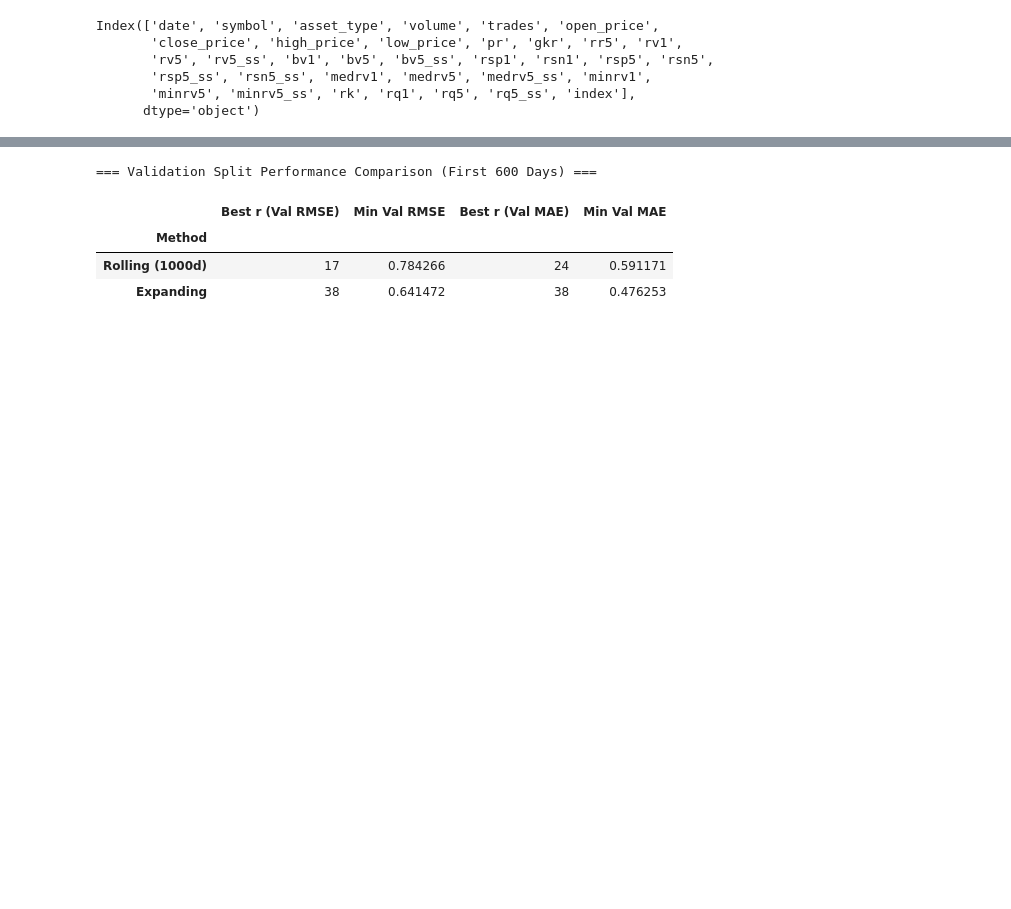
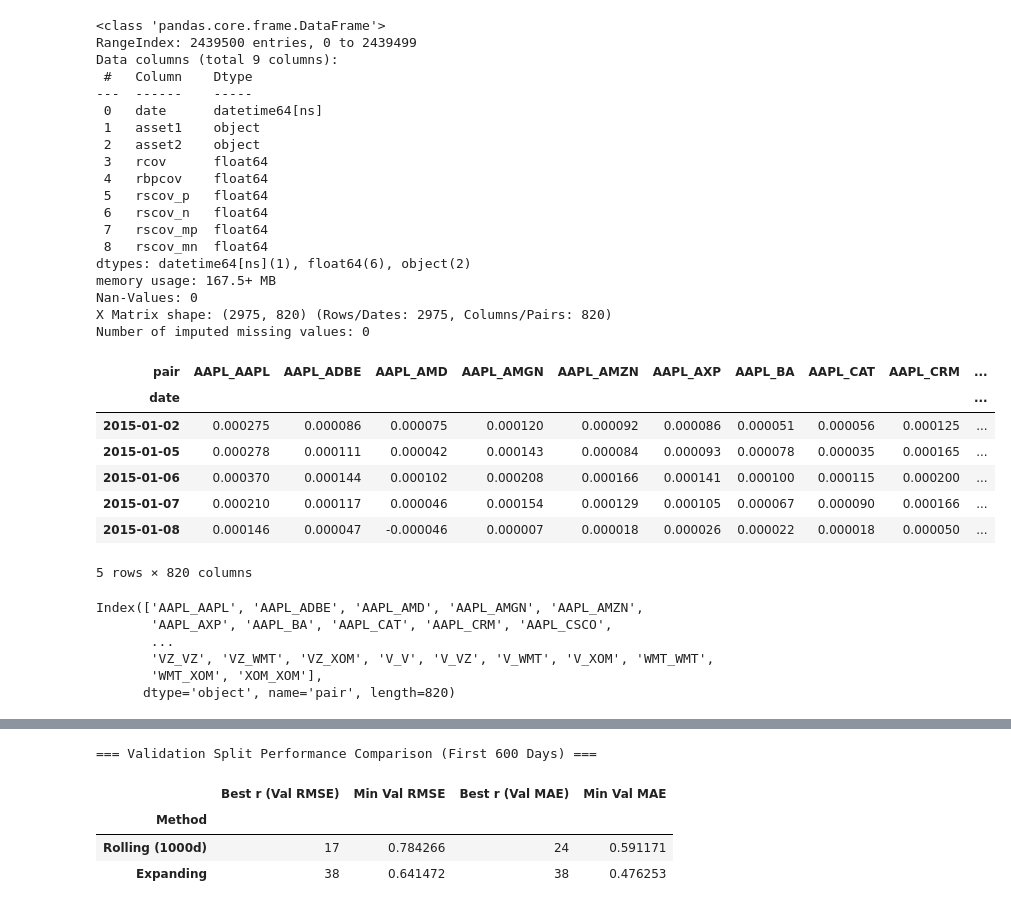
Before and after one commit to Deangr-econ/Stock_volatility, a Jupyter notebook: Stock_Vol.ipynb, the cells around one changed output, grey strips where cells are left out. Cells and saved outputs as stored; diff of their text form; code cells hidden in the pictures; blank space fills up the shorter version.

```diff
--- a/Stock_Vol.ipynb
+++ b/Stock_Vol.ipynb
@@ -9,9 +3,67 @@ data_stocks = pd.read_csv("/content/drive/MyDrive/Colab Notebooks/realized_varia
+# %%
+import pandas as pd
+import numpy as np
+
+cov = pd.read_csv("/content/drive/Othercomputers/My Laptop/Documents/Maastricht University/Master/Thesis/Volare Data/realized_covariance_stocks_20261030/realized_covariance_stocks_20261030.csv")
+cov['date'] = pd.to_datetime(cov['date'])
+cov.info()
+print(f"Nan-Values:",cov.isna().sum().sum())
+
+# Filter out duplicate pairs since Cov(A, B) = Cov(B, A)
+# We'll keep only pairs where asset1 <= asset2 to avoid redundant columns
+cov_filtered = cov[cov['asset1'] <= cov['asset2']].copy()
+
+# Create a unique feature column name for each covariance combination
+cov_filtered['pair'] = cov_filtered['asset1'] + "_" + cov_filtered['asset2']
+
+# Pivot the dataset: rows = date, columns = pair, values = rcov
+X_df = cov_filtered.pivot(index='date', columns='pair', values='rcov')
+
+# Check for any remaining missing values (if any asset pair was missing on a specific date)
+missing_count = X_df.isna().sum().sum()
+if missing_count > 0:
+    # Forward fill then backward fill to handle any isolated missing values safely
+    X_df = X_df.ffill().bfill()
+
+print(f"X Matrix shape: {X_df.shape} (Rows/Dates: {X_df.shape[0]}, Columns/Pairs: {X_df.shape[1]})")
+print(f"Number of imputed missing values: {missing_count}")
+
+# Display the first few rows of the transformed design matrix
+X_df.head()
+# %% [output]
+<class 'pandas.core.frame.DataFrame'>
+RangeIndex: 2439500 entries, 0 to 2439499
+Data columns (total 9 columns):
+ #   Column    Dtype
+---  ------    -----
+ 0   date      datetime64[ns]
+ 1   asset1    object
+ 2   asset2    object
+ 3   rcov      float64
+ 4   rbpcov    float64
+ 5   rscov_p   float64
+ 6   rscov_n   float64
+ 7   rscov_mp  float64
+ 8   rscov_mn  float64
+dtypes: datetime64[ns](1), float64(6), object(2)
+memory usage: 167.5+ MB
+Nan-Values: 0
+X Matrix shape: (2975, 820) (Rows/Dates: 2975, Columns/Pairs: 820)
+Number of imputed missing values: 0
+| pair | AAPL_AAPL | AAPL_ADBE | AAPL_AMD | AAPL_AMGN | AAPL_AMZN | AAPL_AXP | AAPL_BA | AAPL_CAT | AAPL_CRM | ... |
+| date |  |  |  |  |  |  |  |  |  | ... |
+| 2015-01-02 | 0.000275 | 0.000086 | 0.000075 | 0.000120 | 0.000092 | 0.000086 | 0.000051 | 0.000056 | 0.000125 | ... |
+| 2015-01-05 | 0.000278 | 0.000111 | 0.000042 | 0.000143 | 0.000084 | 0.000093 | 0.000078 | 0.000035 | 0.000165 | ... |
+| 2015-01-06 | 0.000370 | 0.000144 | 0.000102 | 0.000208 | 0.000166 | 0.000141 | 0.000100 | 0.000115 | 0.000200 | ... |
+| 2015-01-07 | 0.000210 | 0.000117 | 0.000046 | 0.000154 | 0.000129 | 0.000105 | 0.000067 | 0.000090 | 0.000166 | ... |
+| 2015-01-08 | 0.000146 | 0.000047 | -0.000046 | 0.000007 | 0.000018 | 0.000026 | 0.000022 | 0.000018 | 0.000050 | ... |
+5 rows × 820 columns
 # %%
-data_stocks.columns
+X_df.columns
 # %% [output]
-Index(['date', 'symbol', 'asset_type', 'volume', 'trades', 'open_price',
-       'close_price', 'high_price', 'low_price', 'pr', 'gkr', 'rr5', 'rv1',
-       'rv5', 'rv5_ss', 'bv1', 'bv5', 'bv5_ss', 'rsp1', 'rsn1', 'rsp5', 'rsn5',
-       'rsp5_ss', 'rsn5_ss', 'medrv1', 'medrv5', 'medrv5_ss', 'minrv1',
-       'minrv5', 'minrv5_ss', 'rk', 'rq1', 'rq5', 'rq5_ss', 'index'],
-      dtype='object')
+Index(['AAPL_AAPL', 'AAPL_ADBE', 'AAPL_AMD', 'AAPL_AMGN', 'AAPL_AMZN',
+       'AAPL_AXP', 'AAPL_BA', 'AAPL_CAT', 'AAPL_CRM', 'AAPL_CSCO',
+       ...
+       'VZ_VZ', 'VZ_WMT', 'VZ_XOM', 'V_V', 'V_VZ', 'V_WMT', 'V_XOM', 'WMT_WMT',
+       'WMT_XOM', 'XOM_XOM'],
+      dtype='object', name='pair', length=820)
```
Also changed, not shown: parts of 9 cells of this notebook.
